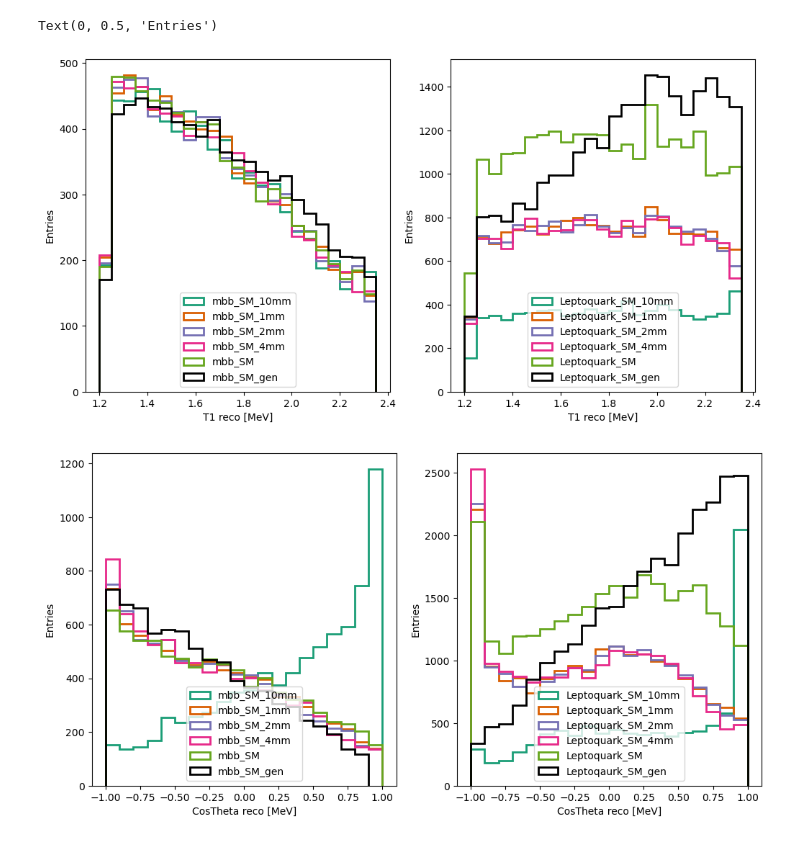
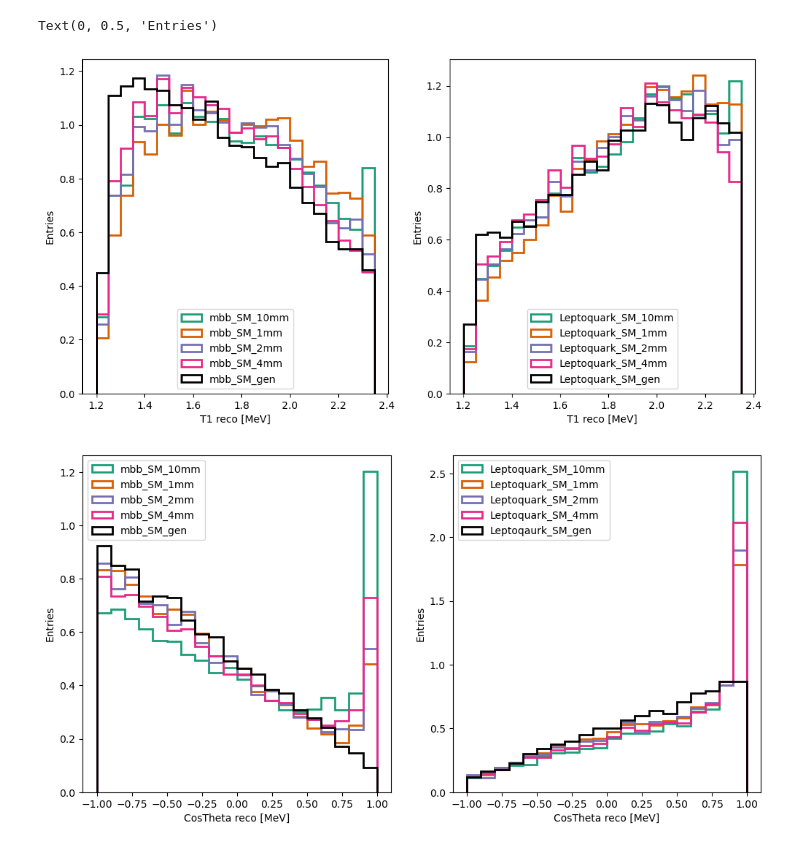
Before and after one commit to kvjmistry/NEXT_nudobe, a Jupyter notebook: workdir/PlotReco.ipynb, the cells around one changed output. Saved outputs shown, nothing was run; the diff lists cells and outputs as text; code cells hidden in the pictures.

```diff
--- a/workdir/PlotReco.ipynb
+++ b/workdir/PlotReco.ipynb
@@ -19,7 +19,7 @@ def extract_substring(file_path):
         return match.group(1)
     return None
 # %%
-files = sorted(glob.glob("../files/reco/*"))
+files = sorted(glob.glob("../files/reco2/*"))
 
 dfs = []
 labels = []
@@ -28,13 +28,19 @@ for file_path in files:
     Model = extract_substring(file_path)
     print(Model, "loaded!")
 
-    df = pd.read_csv(file_path, names=["event_id", "T1_gen", "costheta_gen", "T1_reco", "costheta_reco"])
+    df = pd.read_csv(file_path, names=["event_id", "T1_gen", "costheta_gen", "T1_reco", "costheta_reco", "e_gamma"])
     df["event_id"] =  df['event_id'].astype(int)
     df = df.sort_values(by='event_id')
     dfs.append(df)
     labels.append(Model)
 
+
+
+
+# dfs[0] = dfs[0][dfs[0].e_gamma < 0.05]
 display(dfs[0])
+
+display(dfs[0][dfs[0].costheta_gen >0.75])
 # %% [output]
 Leptoquark_SM_10mm loaded!
 Leptoquark_SM_1mm loaded!
@@ -62,6 +90,6 @@ mbb_SM loaded!
 # %%
 useLog=False
-norm=False
+norm=True
 
 fig, (ax1,ax2) = plt.subplots(1, 2, figsize=(12, 6))
 
@@ -69,7 +97,7 @@ gen=False
 
 for index, df in enumerate(dfs):
 
-    if (index == 4 or index == 9):
+    if (index == 3 or index == 7):
         gen=True
     else:
         gen=False
@@ -88,39 +116,42 @@ ax2.set_xlabel("T1 reco [MeV]")
 ax1.set_ylabel("Entries")
 ax2.set_ylabel("Entries")
 
 ax1.legend(loc="lower center")
 ax2.legend(loc="lower center")
 
 gen=False
 
 fig, (ax1,ax2) = plt.subplots(1, 2, figsize=(12, 6))
 for index, df in enumerate(dfs):
 
-    if (index == 4 or index == 9):
+    if (index == 3 or index == 7):
         gen=True
     else:
         gen=False
 
     if ("mbb" in labels[index]):
         ax1.hist(df.costheta_reco, bins = np.arange(-1,1.1,0.1), density=norm, log=useLog, histtype="step", label = labels[index], linewidth=2);
-        if (gen): ax1.hist(df.costheta_gen, bins = np.arange(-1,1,0.1), density=norm, log=useLog, histtype="step", label = "mbb_SM_gen", linewidth=2,color="k");
+        if (gen): ax1.hist(df.costheta_gen, bins = np.arange(-1,1.1,0.1), density=norm, log=useLog, histtype="step", label = "mbb_SM_gen", linewidth=2,color="k");
 
     elif ("Leptoquark" in labels[index]):
         ax2.hist(df.costheta_reco, bins = np.arange(-1,1.1,0.1), density=norm, log=useLog, histtype="step", label = labels[index], linewidth=2);
         if (gen): ax2.hist(df.costheta_gen, bins = np.arange(-1,1.1,0.1), density=norm, log=useLog, histtype="step", label = "Leptoqaurk_SM_gen", linewidth=2,color="k")
 
-ax1.legend(loc="lower center")
-ax2.legend(loc="lower center")
+# ax1.legend(loc="lower center")
+# ax2.legend(loc="lower center")
+
+ax1.legend(loc="upper left")
+ax2.legend(loc="upper left")
 
 ax1.set_xlabel("CosTheta reco [MeV]")
 ax2.set_xlabel("CosTheta reco [MeV]")
 
 ax1.set_ylabel("Entries")
 ax2.set_ylabel("Entries")
 # %% [output]
 Text(0, 0.5, 'Entries')
-[figure, old version]
+[figure, new version]
-[figure, old version]
+[figure, new version]
 # %%
 # Plot the reco-generator distributions
 
```
Also changed, not shown: parts of 3 cells of this notebook, 4 other files.
